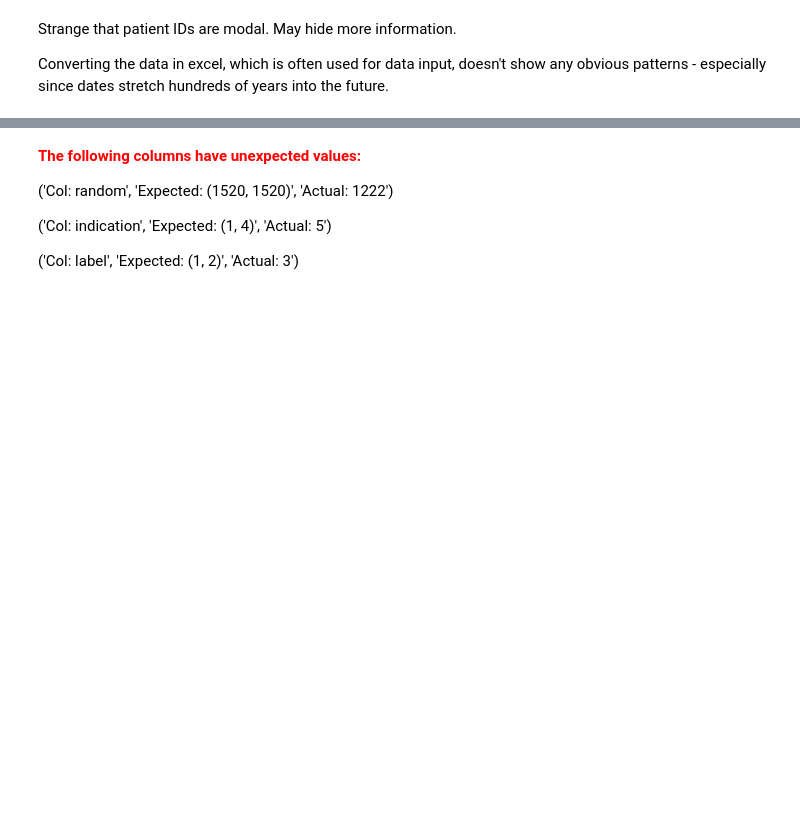
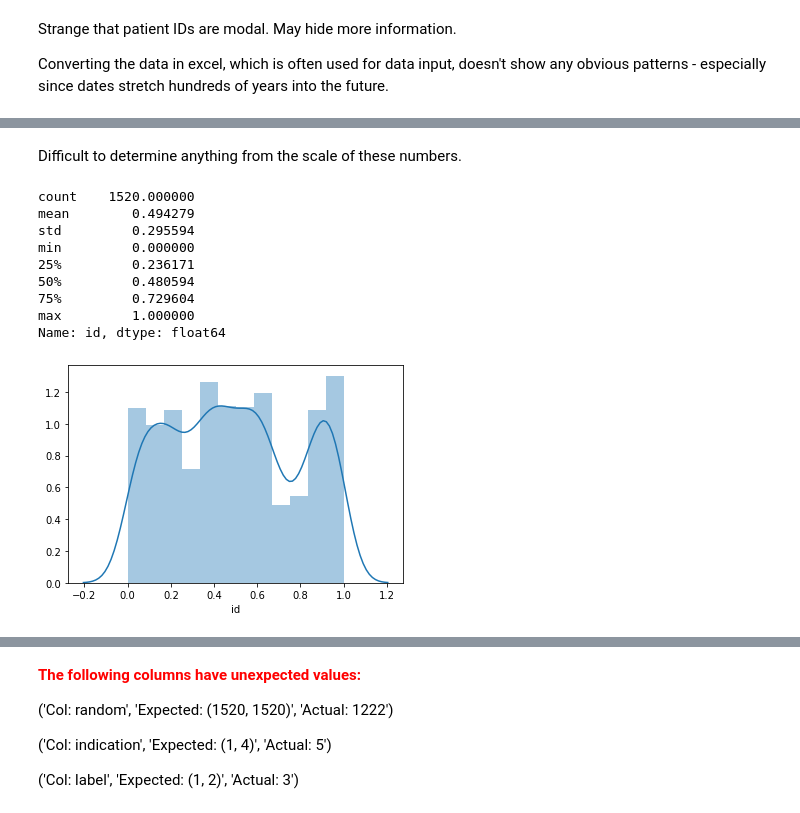
Before and after one commit to crkaz/data-mining, a Jupyter notebook: acw/Second Draft.ipynb, the cells around one changed output, grey strips where cells are left out. Saved outputs shown, nothing was run; the diff lists cells and outputs as text; code cells hidden in the pictures; blank space fills up the shorter version.

```diff
--- a/acw/Second Draft.ipynb
+++ b/acw/Second Draft.ipynb
@@ -583,0 +614,17 @@ Converting the data in excel, which is often used for data input, doesn't show a
+# %% [markdown]
+Difficult to determine anything from the scale of these numbers.
+# %%
+normalisedIds = (rawData["id"] - rawData["id"].min()) / (rawData["id"].min()-rawData["id"].max()) + 1
+sns.distplot(normalisedIds)
+normalisedIds.describe()
+# %% [output]
+count    1520.000000
+mean        0.494279
+std         0.295594
+min         0.000000
+25%         0.236171
+50%         0.480594
+75%         0.729604
+max         1.000000
+Name: id, dtype: float64
+[figure, added]
```
Also changed, not shown: parts of 49 cells of this notebook.
